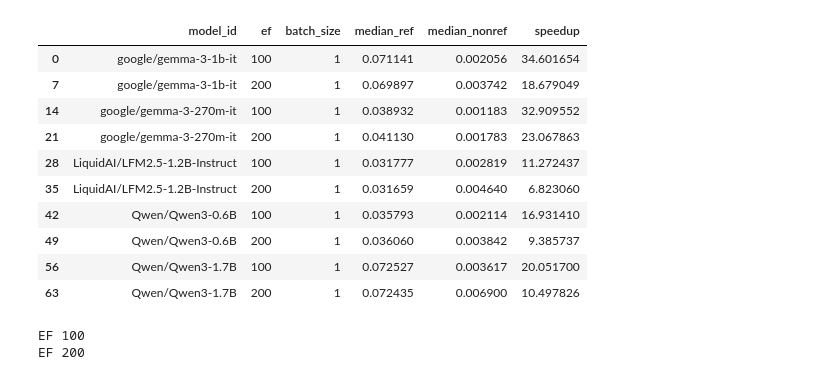
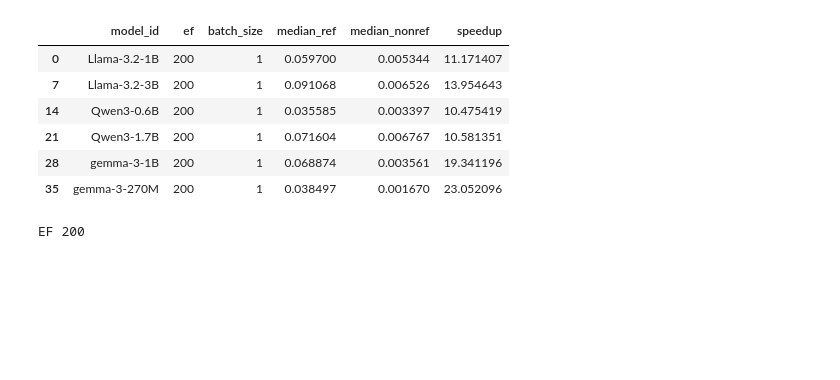
Before and after one commit to martinloretzzz/vector-index-embedding, a Jupyter notebook: benchmark/analyze.ipynb, the cells around one changed output. Drawn from its saved outputs; the diff is of its cells as text; code cells hidden in the pictures; blank space fills up the shorter version.

```diff
--- a/benchmark/analyze.ipynb
+++ b/benchmark/analyze.ipynb
@@ -13,12 +13,18 @@ def load_data(paths):
         files.extend(glob.glob(f"{p}/**/result.json", recursive=True))
     return pd.DataFrame([json.load(open(f)) for f in files])
 
+def clean_model_ids(model_ids: pd.Series):
+    return model_ids.str.split('/').str[-1].str.replace("Instruct", "it").str.replace("b", "B").str.replace("270m", "270M").str.replace("-it", "")
+
 paths = [
-    './multirun/2026-04-26/full-17-15-01'
+    './multirun/full-sweep-final'
 ]
 df = load_data(paths)
 df = df.round(6)
 df = df.drop(columns=['times', 'autorange_min_run_time'])
 df = df.sort_values(by=['model_id'], ascending=True, key=lambda col: col.str.lower())
-df
+model_order = ['gemma-3-270M', 'gemma-3-1B', 'Qwen3-0.6B', 'Qwen3-1.7B', 'Llama-3.2-1B', 'Llama-3.2-3B']
+
+df["model_id"] = clean_model_ids(df["model_id"])
+df.head()
 # %% [output]
@@ -38,28 +37,27 @@ df
 # %%
-index_cols = ['model_id', 'ef', 'batch_size']
-ref_median = df[df['is_ref'] == True].set_index(index_cols)[['median']]
-opt_median = df[df['is_ref'] == False].set_index(index_cols)[['median']]
+def compare_runs(df, index_cols):
+    df = df.groupby([*index_cols, 'is_ref']).first().reset_index()
 
-speedup = ref_median / opt_median
+    ref_median = df[df['is_ref'] == True].set_index(index_cols)[['median']]
+    opt_median = df[df['is_ref'] == False].set_index(index_cols)[['median']]
 
-dfs = ref_median.join(opt_median, lsuffix='_ref', rsuffix='_nonref')
-dfs['speedup'] = speedup
+    speedup = ref_median / opt_median
 
-dfs = dfs.reset_index()
+    dfs = ref_median.join(opt_median, lsuffix='_ref', rsuffix='_nonref')
+    dfs['speedup'] = speedup
 
+    return dfs.reset_index()
+
+dfs = compare_runs(df, index_cols=['model_id', 'ef', 'batch_size'])
 dfs[dfs["batch_size"] == 1]
 # %% [output]
 |  | model_id | ef | batch_size | median_ref | median_nonref | speedup |
-| 0 | google/gemma-3-1b-it | 100 | 1 | 0.071141 | 0.002056 | 34.601654 |
-| 7 | google/gemma-3-1b-it | 200 | 1 | 0.069897 | 0.003742 | 18.679049 |
-| 14 | google/gemma-3-270m-it | 100 | 1 | 0.038932 | 0.001183 | 32.909552 |
-| 21 | google/gemma-3-270m-it | 200 | 1 | 0.041130 | 0.001783 | 23.067863 |
-| 28 | LiquidAI/LFM2.5-1.2B-Instruct | 100 | 1 | 0.031777 | 0.002819 | 11.272437 |
-| 35 | LiquidAI/LFM2.5-1.2B-Instruct | 200 | 1 | 0.031659 | 0.004640 | 6.823060 |
-| 42 | Qwen/Qwen3-0.6B | 100 | 1 | 0.035793 | 0.002114 | 16.931410 |
-| 49 | Qwen/Qwen3-0.6B | 200 | 1 | 0.036060 | 0.003842 | 9.385737 |
-| 56 | Qwen/Qwen3-1.7B | 100 | 1 | 0.072527 | 0.003617 | 20.051700 |
-| 63 | Qwen/Qwen3-1.7B | 200 | 1 | 0.072435 | 0.006900 | 10.497826 |
+| 0 | Llama-3.2-1B | 200 | 1 | 0.059700 | 0.005344 | 11.171407 |
+| 7 | Llama-3.2-3B | 200 | 1 | 0.091068 | 0.006526 | 13.954643 |
+| 14 | Qwen3-0.6B | 200 | 1 | 0.035585 | 0.003397 | 10.475419 |
+| 21 | Qwen3-1.7B | 200 | 1 | 0.071604 | 0.006767 | 10.581351 |
+| 28 | gemma-3-1B | 200 | 1 | 0.068874 | 0.003561 | 19.341196 |
+| 35 | gemma-3-270M | 200 | 1 | 0.038497 | 0.001670 | 23.052096 |
 # %%
 paper_style_dict = {
     'layout.plot_bgcolor': 'rgba(0, 0, 0, 0)',
@@ -100,7 +100,8 @@ def plot(df, ylim_max=None):
         range_x=[1, 32],
         color="model_id",
         markers=True,
-        color_discrete_sequence=px.colors.qualitative.Set1,
+        color_discrete_sequence=px.colors.qualitative.Dark2,
+        category_orders={'model_id': model_order},
         labels={
             "batch_size": "Batch Size",
             "speedup": "Speedup (×)",
@@ -117,24 +118,20 @@ def plot(df, ylim_max=None):
         line_width=1
     )
 
+
     fig.update_layout(xaxis = dict(tickvals = list(df["batch_size"])))
 
     fig.update(**paper_style_dict)
     return fig
 
-dfs = dfs[(dfs["model_id"] != "LiquidAI/LFM2.5-1.2B-Instruct") & (dfs["batch_size"] <= 32)]
-
-print("EF 100")
-fig = plot(dfs[(dfs["ef"] == 100)], ylim_max=35)
-# fig.write_image("head-speedup-ef-100.png", scale=4, width=800, height=500)
-fig.write_image("head-speedup-ef-100.pdf")
-fig.show()
+#print("EF 100")
+#fig = plot(dfs[(dfs["ef"] == 100)], ylim_max=35)
+#fig.write_image("head-speedup-ef-100.pdf")
+#fig.show()
 
 print("EF 200")
 fig = plot(dfs[(dfs["ef"] == 200)], ylim_max=25)
-# fig.write_image("head-speedup-ef-200.png", scale=4, width=800, height=500)
 fig.write_image("head-speedup-ef-200.pdf")
 fig.show()
 # %% [output]
-EF 100
 EF 200
```
Also changed, not shown: parts of 5 cells of this notebook.
